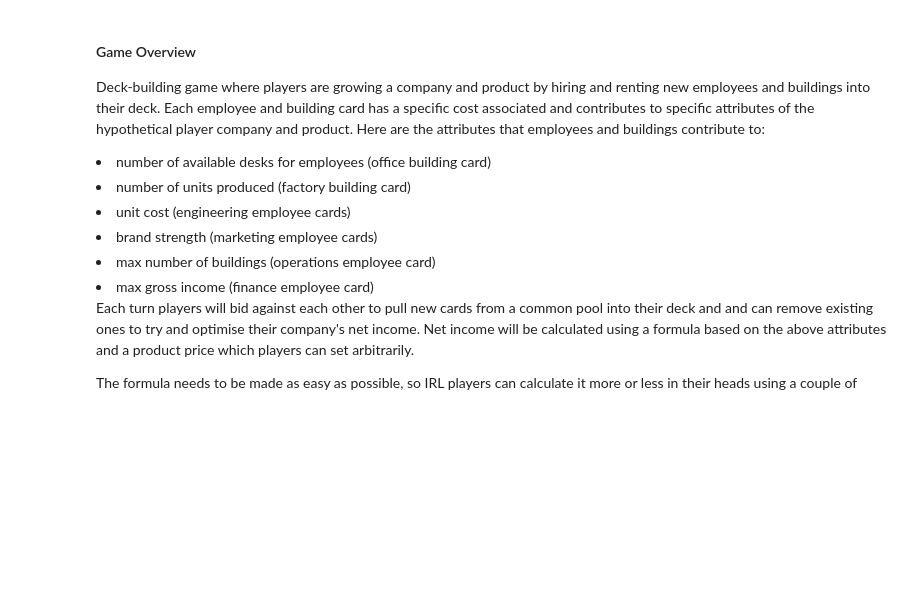
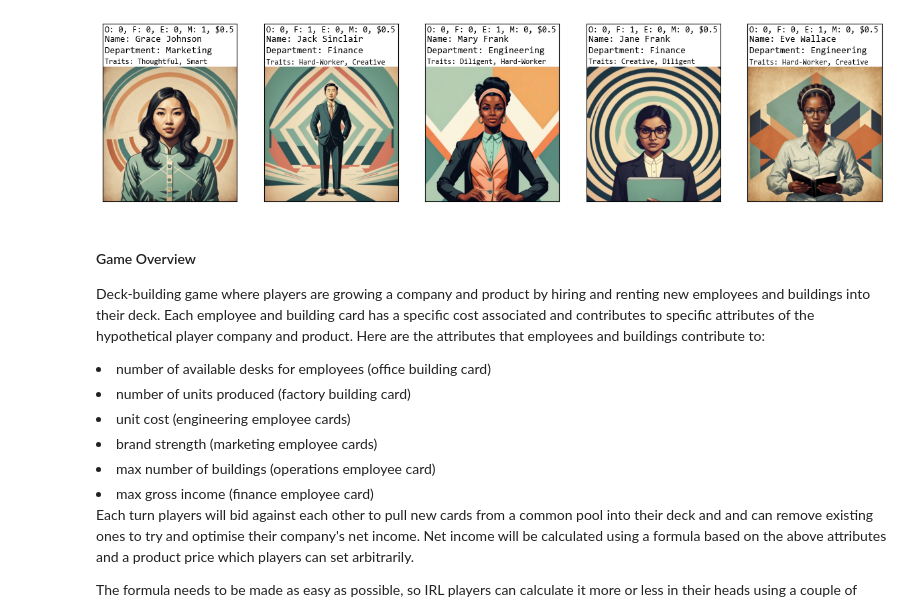
Before and after one commit to michaeldowd2/game, a Jupyter notebook: find_optimal_hands.ipynb, the cells around one changed output. Drawn from its saved outputs; the diff is of its cells as text; code cells hidden in the pictures; blank space fills up the shorter version.

```diff
--- a/find_optimal_hands.ipynb
+++ b/find_optimal_hands.ipynb
@@ -8,3 +13,9 @@ import numpy as np
+# %%
+# draw 5 random employee cards
+current_emp_pool = game.employee_deck.take_N(5)
+game.employee_deck.render(current_emp_pool)
+# %% [output]
+[figure, added]
 # %% [markdown]
 <h4>Game Overview</h4>
 <p>Deck-building game where players are growing a company and product by hiring and renting new employees and buildings into their deck. Each employee and building card has a specific cost associated and contributes to specific attributes of the hypothetical player company and product. Here are the attributes that employees and buildings contribute to:</p>
```
Also changed, not shown: parts of 2 cells of this notebook, 17 other files.
